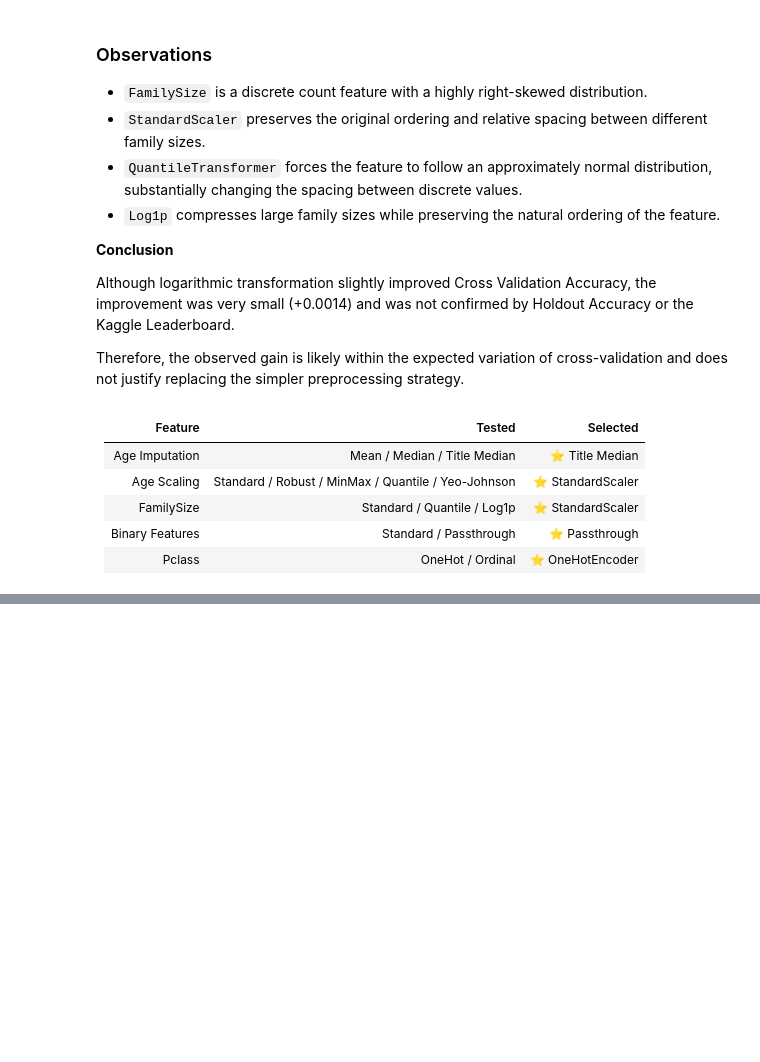
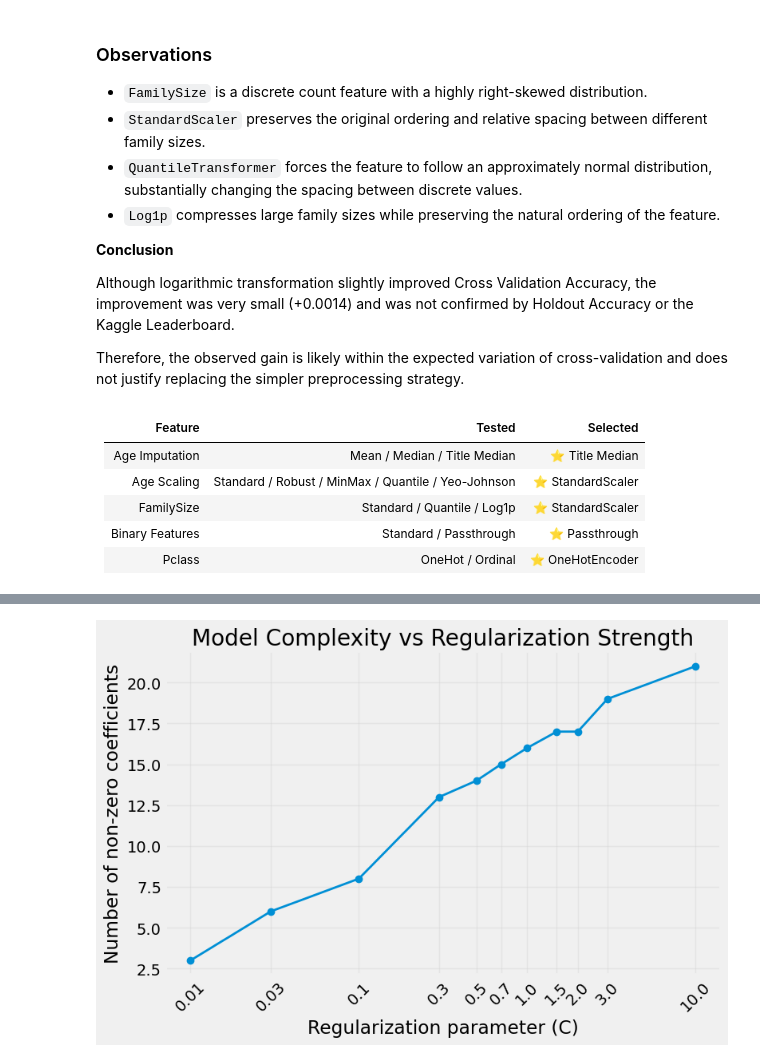
Before and after one commit to AntonUkhabin/Kaggle-Titanic, a Jupyter notebook: EDA.ipynb, the cells around one changed output, grey strips where cells are left out. Cells and saved outputs as stored; diff of their text form; code cells hidden in the pictures; blank space fills up the shorter version.

Commit message:
Add L1 regularization experiments and analysis

```diff
--- a/EDA.ipynb
+++ b/EDA.ipynb
@@ -1336,0 +1358,3 @@ Therefore, the observed gain is likely within the expected variation of cross-va
+# %%
+l1_experiments = pd.read_csv('./outputs/snapshots/l1_path_experiments.csv').sort_values('C').reset_index(drop=True).drop_duplicates().round(4)
+l1_experiments
@@ -1336,0 +1384,27 @@ Therefore, the observed gain is likely within the expected variation of cross-va
+# %%
+plt.figure(figsize=(8, 5))
+
+plt.plot(
+    l1_experiments['C'],
+    l1_experiments['non_zero_coef'],
+    marker='o',
+    linewidth=2,
+)
+
+plt.xscale('log')
+
+plt.xticks(
+    l1_experiments['C'],
+    l1_experiments['C'].astype(str),
+    rotation=45,
+)
+
+plt.xlabel('Regularization parameter (C)')
+plt.ylabel('Number of non-zero coefficients')
+plt.title('Model Complexity vs Regularization Strength')
+
+plt.grid(alpha=0.3)
+
+plt.show()
+# %% [output]
+[figure, added]
```
Also changed, not shown: parts of 16 cells of this notebook, 3 other files.
